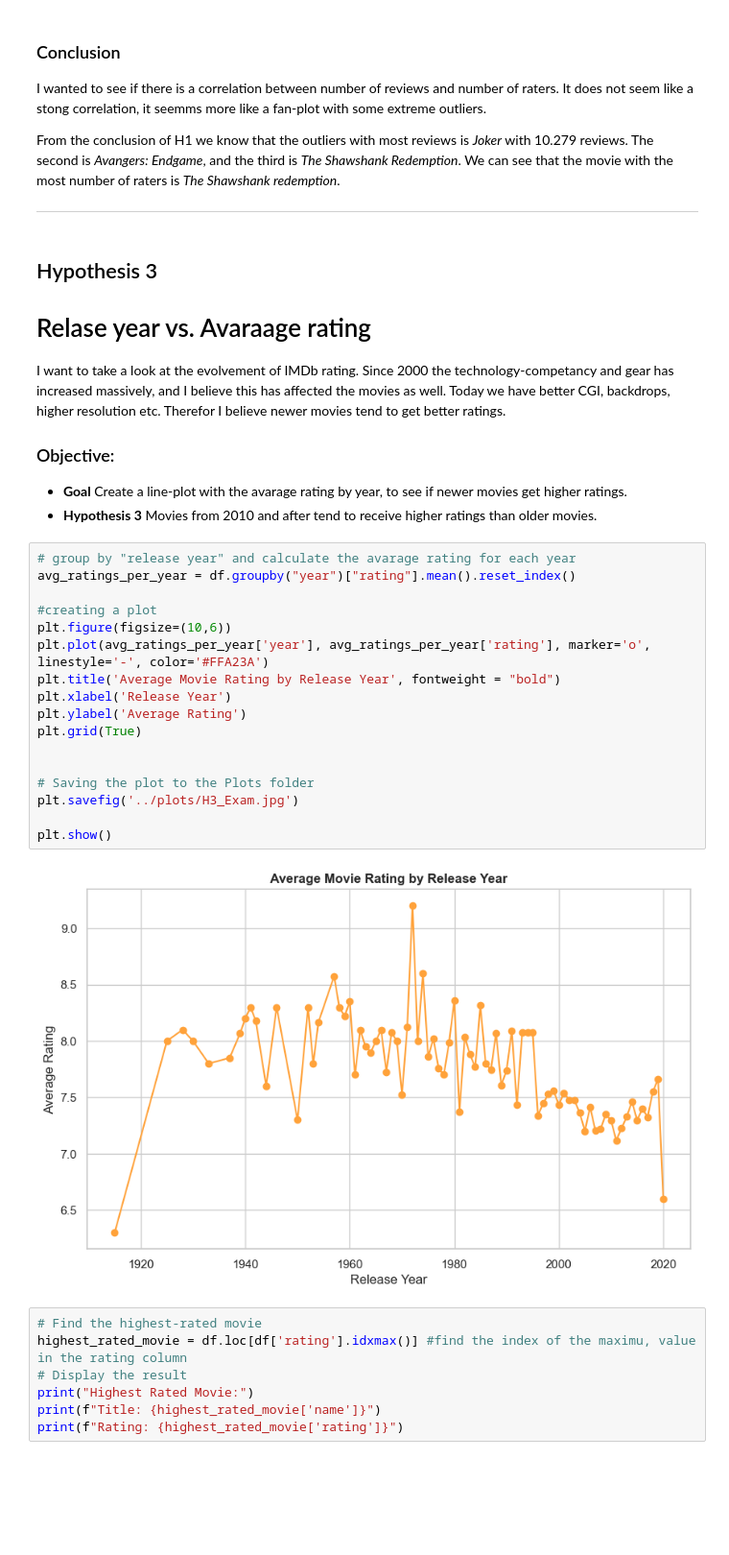
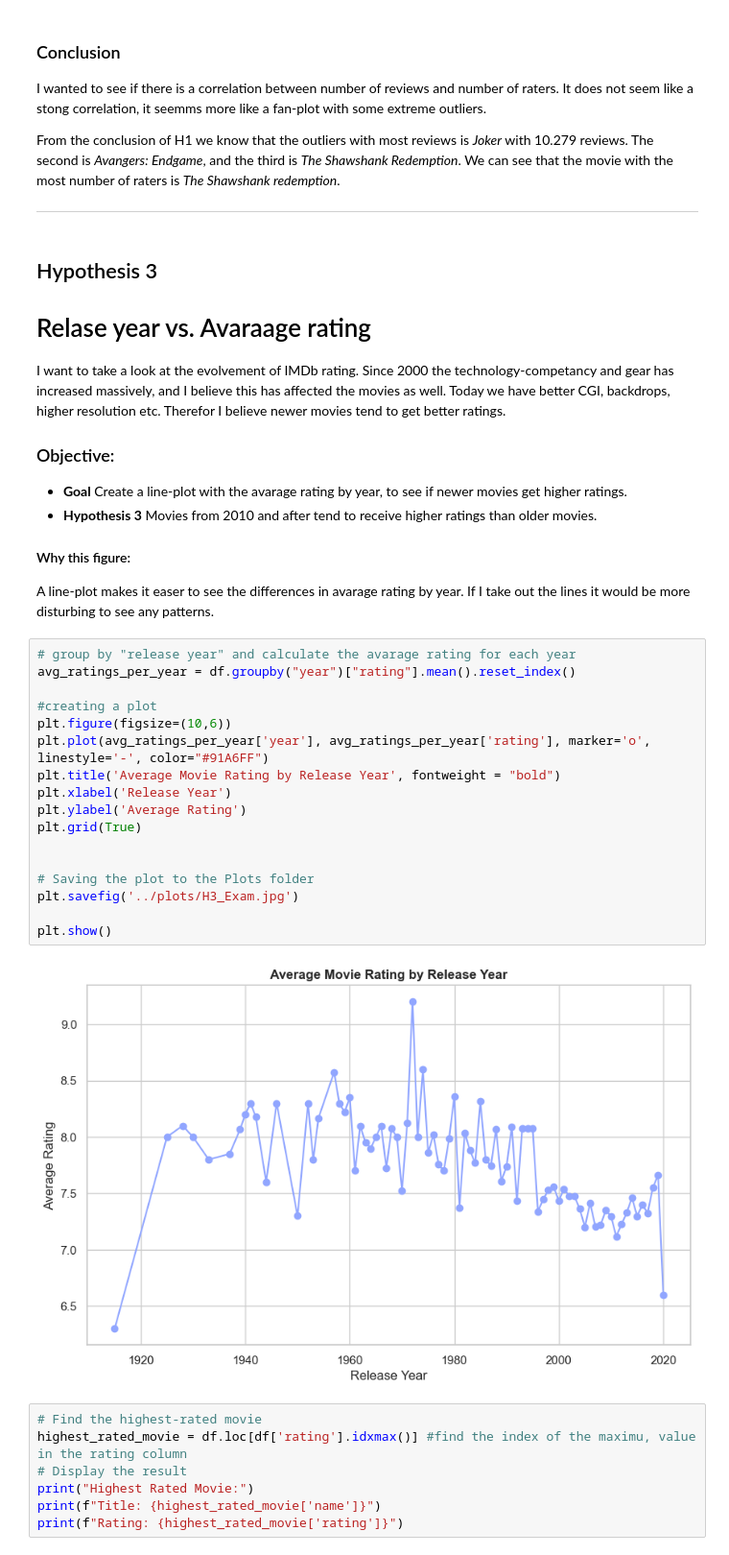
Before and after one commit to johjor/Python_Course_2025, a Jupyter notebook: Results/IMDb_exam.ipynb, the cells around one changed output. Shown at 96% size. Drawn from its saved outputs; the diff is of its cells as text; blank space fills up the shorter version.

```diff
--- a/Results/IMDb_exam.ipynb
+++ b/Results/IMDb_exam.ipynb
@@ -239,25 +247,28 @@ I want to take a look at the evolvement of IMDb rating. Since 2000 the technolog
 ### Objective:
 * **Goal** Create a line-plot with the avarage rating by year, to see if newer movies get higher ratings.
 * **Hypothesis 3** Movies from 2010 and after tend to receive higher ratings than older movies.
+
+#### Why this figure:
+A line-plot makes it easer to see the differences in avarage rating by year. If I take out the lines it would be more disturbing to see any patterns.
 # %%
 # group by "release year" and calculate the avarage rating for each year
 avg_ratings_per_year = df.groupby("year")["rating"].mean().reset_index()
 
 #creating a plot
 plt.figure(figsize=(10,6))
-plt.plot(avg_ratings_per_year['year'], avg_ratings_per_year['rating'], marker='o', linestyle='-', color='#FFA23A')
+plt.plot(avg_ratings_per_year['year'], avg_ratings_per_year['rating'], marker='o', linestyle='-', color="#91A6FF")
 plt.title('Average Movie Rating by Release Year', fontweight = "bold")
 plt.xlabel('Release Year')
 plt.ylabel('Average Rating')
 plt.grid(True)
 
 
 # Saving the plot to the Plots folder
 plt.savefig('../plots/H3_Exam.jpg')
 
 plt.show()
 # %% [output]
-[figure, old version]
+[figure, new version]
 # %%
 # Find the highest-rated movie
 highest_rated_movie = df.loc[df['rating'].idxmax()] #find the index of the maximu, value in the rating column
```
Also changed, not shown: parts of 8 cells of this notebook, 16 other files.
